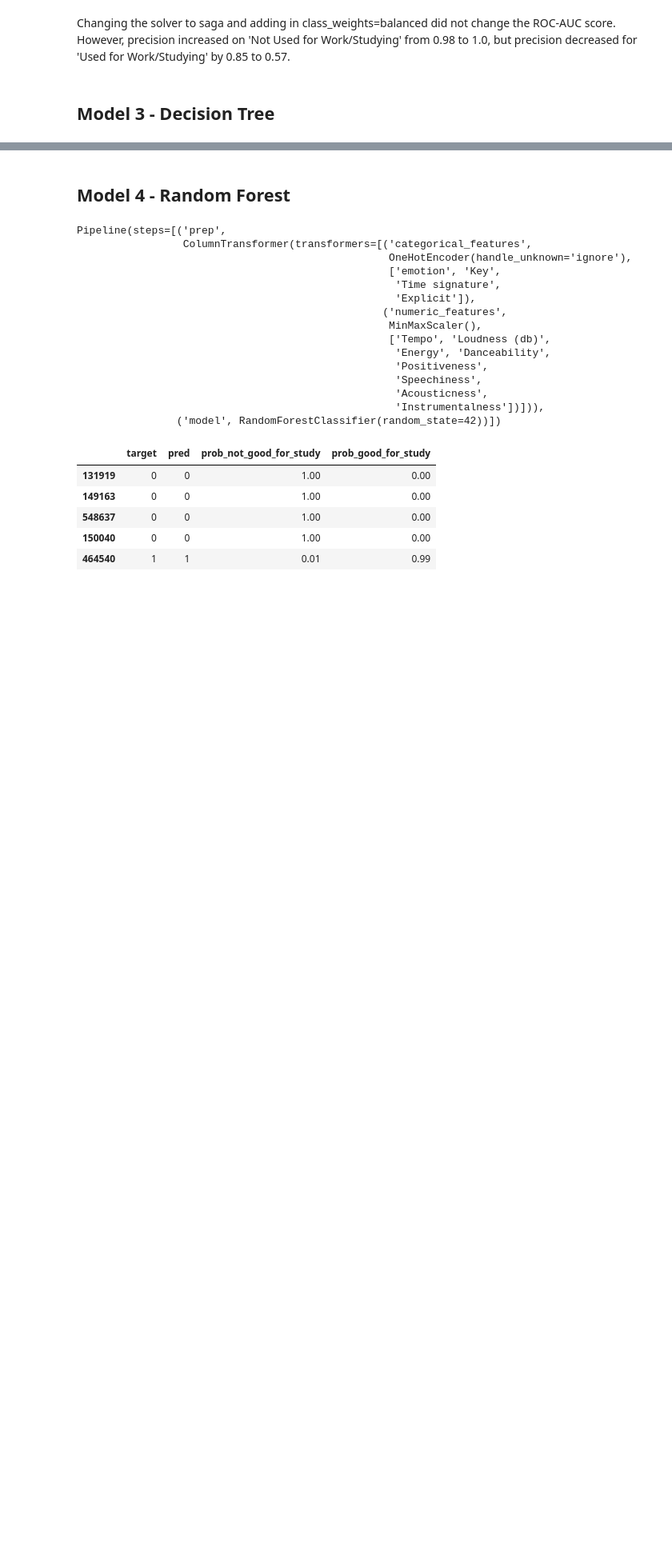
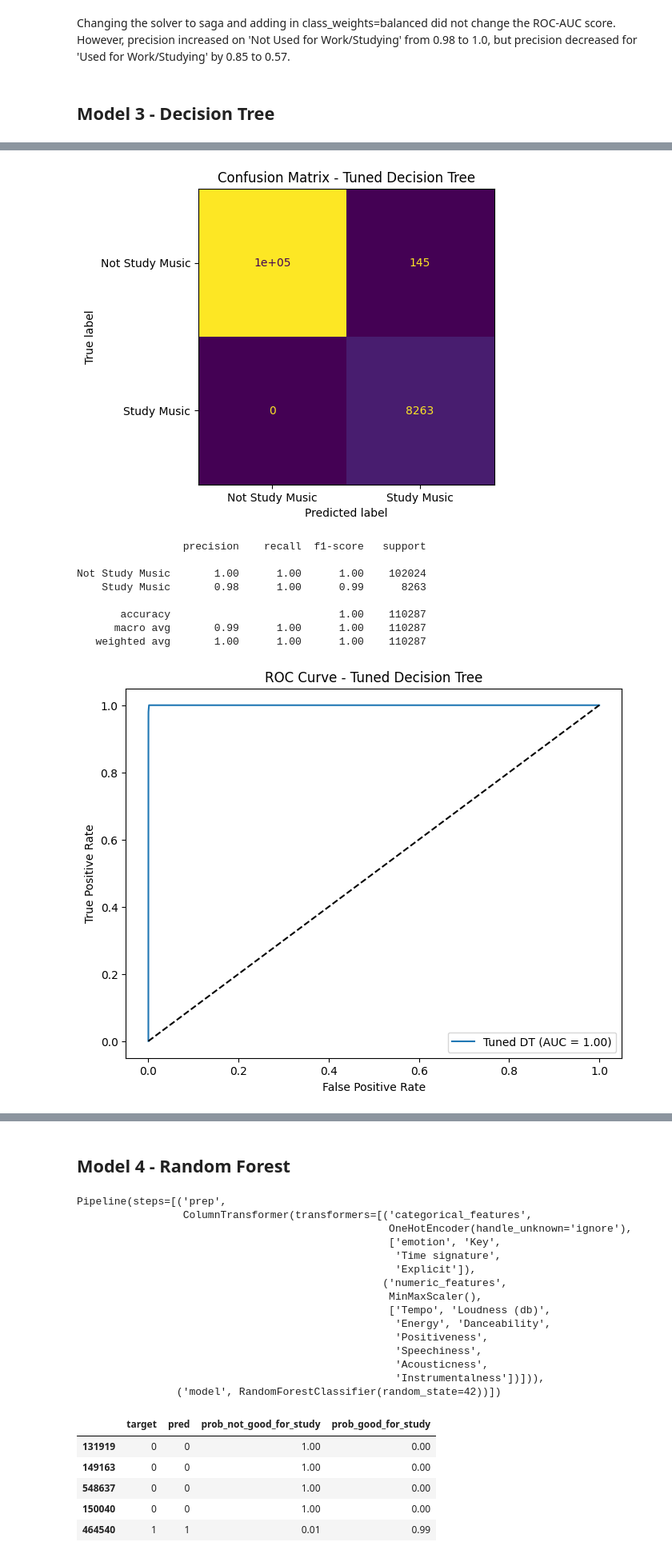
Before and after one commit to natalie-s11/ML_Final_Project, a Jupyter notebook: Project_Notebook.ipynb, the cells around one changed output, grey strips where cells are left out. Shown at 80% size. Drawn from its saved outputs; the diff is of its cells as text; code cells hidden in the pictures; blank space fills up the shorter version.

```diff
--- a/Project_Notebook.ipynb
+++ b/Project_Notebook.ipynb
@@ -654,0 +654,4 @@ pipe = Pipeline([
+# %%
+from sklearn.metrics import get_scorer_names
+print(get_scorer_names())
+scoring = ['roc_auc','recall','balanced_accuracy']
@@ -654,0 +721,19 @@ pipe = Pipeline([
+# %%
+pipe_dt2 = Pipeline([
+    ('prep', dt_prep),
+    ('classifier', DecisionTreeClassifier(class_weight='balanced', random_state=42))
+])
+
+param2 = {
+    "classifier__max_depth": [3, 4, 5, 6, 7, 8],
+    "classifier__min_samples_leaf": [500, 1000, 2000],
+    "classifier__max_features": ["sqrt", "log2"]
+}
+
+search2 = GridSearchCV(pipe_dt2, param2, scoring=scoring, n_jobs=-1, cv=kf, refit='roc_auc')
+model_dt2 = search2.fit(X_train, y_train)
+
+best_dt2 = model_dt2.best_estimator_
+best_clf2 = best_dt2.named_steps['classifier']
+print('best params:', model_dt2.best_params_)
+print('leaves:', best_clf2.get_n_leaves())
@@ -654,0 +743,32 @@ pipe = Pipeline([
+# %%
+y_pred2 = best_dt2.predict(X_test)
+y_proba2 = best_dt2.predict_proba(X_test)[:, 1]
+
+ConfusionMatrixDisplay.from_estimator(best_dt2, X_test, y_test,
+    display_labels=['Not Study Music', 'Study Music'], colorbar=False)
+plt.title('Confusion Matrix - Tuned Decision Tree')
+plt.show()
+
+print(classification_report(y_test, y_pred2, target_names=['Not Study Music', 'Study Music']))
+
+fpr2, tpr2, _ = roc_curve(y_test, y_proba2)
+auc2 = roc_auc_score(y_test, y_proba2)
+plt.figure(figsize=(8,6))
+plt.plot(fpr2, tpr2, label=f'Tuned DT (AUC = {auc2:.2f})')
+plt.plot([0,1],[0,1],'k--')
+plt.xlabel('False Positive Rate')
+plt.ylabel('True Positive Rate')
+plt.title('ROC Curve - Tuned Decision Tree')
+plt.legend()
+plt.show()
+# %% [output]
+[figure, added]
+                 precision    recall  f1-score   support
+
+Not Study Music       1.00      1.00      1.00    102024
+    Study Music       0.98      1.00      0.99      8263
+
+       accuracy                           1.00    110287
+      macro avg       0.99      1.00      1.00    110287
+   weighted avg       1.00      1.00      1.00    110287
+[figure, added]
```
Also changed, not shown: parts of 18 cells of this notebook.
